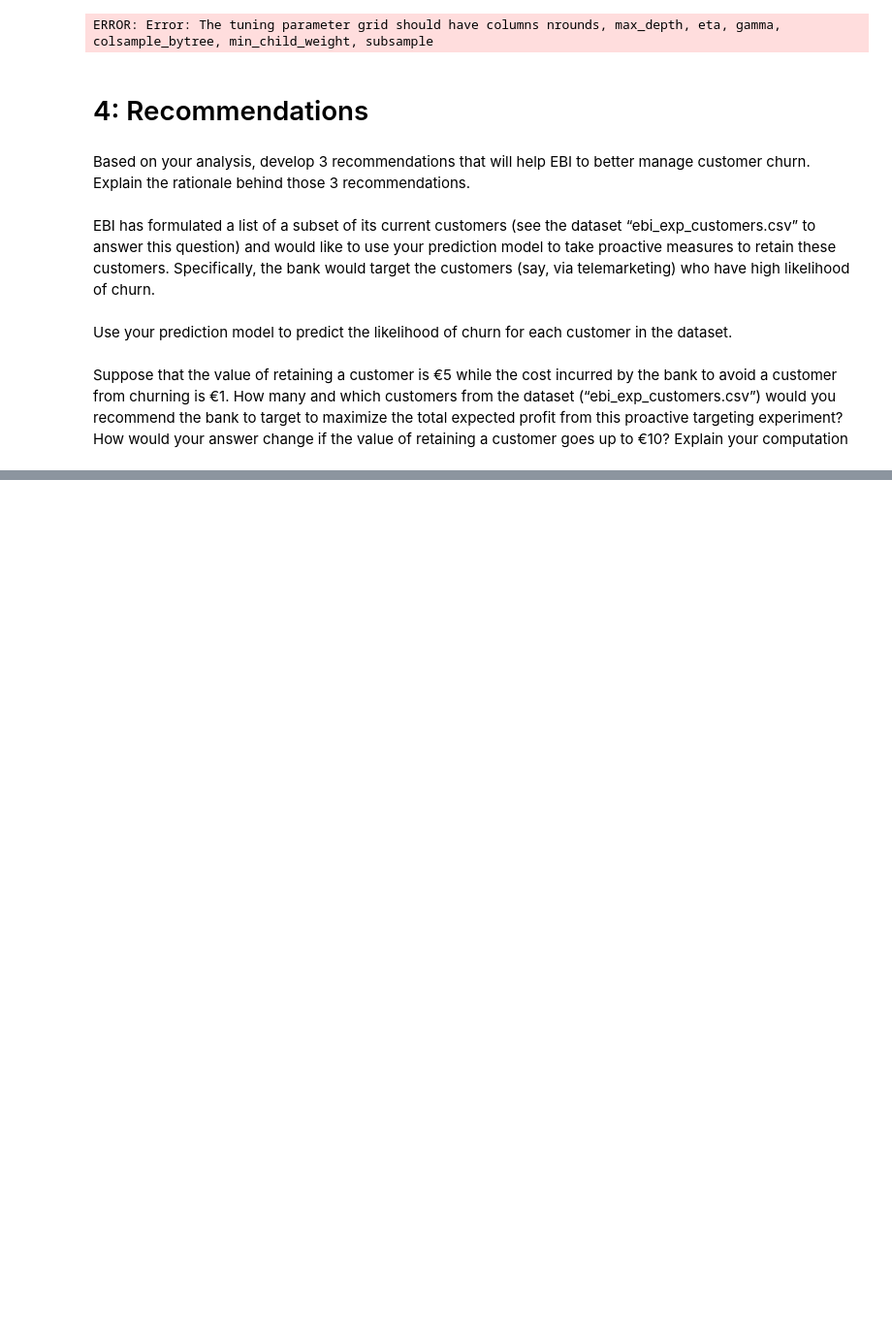
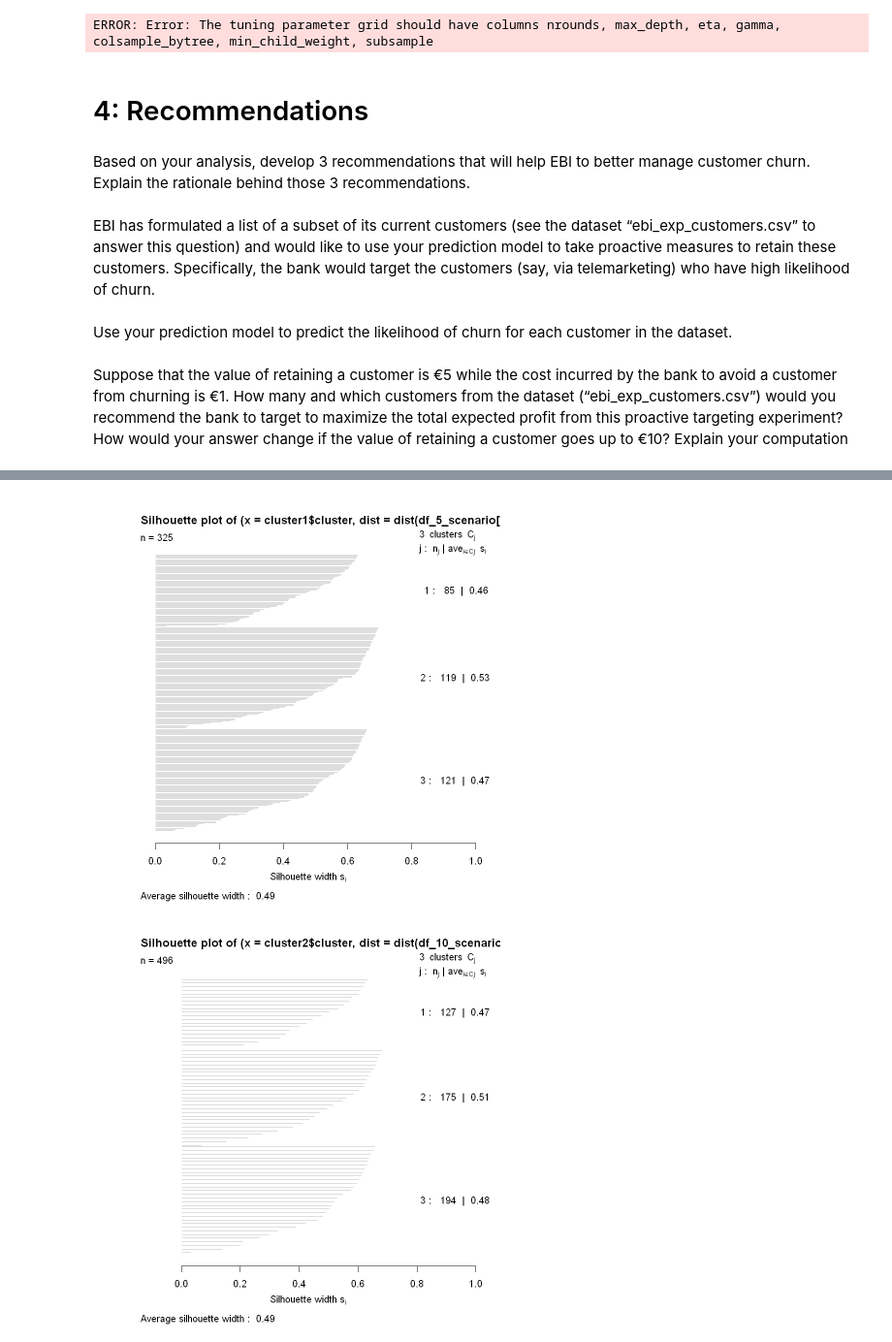
Before and after one commit to PascalEissler/rsm_data_analytics, a Jupyter notebook: Group 7 Project 2.ipynb, the cells around one changed output, grey strips where cells are left out. Shown at 97% size. Cells and saved outputs as stored; diff of their text form; code cells hidden in the pictures; blank space fills up the shorter version.

```diff
--- a/Group 7 Project 2.ipynb
+++ b/Group 7 Project 2.ipynb
@@ -1249,0 +1342,10 @@ plot_var_by_scenario(df_vis,vars)
+# %%
+sil_width <- silhouette(cluster_5_scenario$cluster, dist(df_5_scenario[, cluster_vars]))
+plot(sil_width)
+
+# Plot silhouette plot for scenario 2
+sil_width2 <- silhouette(cluster_10_scenario$cluster, dist(df_10_scenario[, cluster_vars]))
+plot(sil_width2)
+# %% [output]
+[figure, added]
+[figure, added]
```
Also changed, not shown: parts of 71 cells of this notebook.
